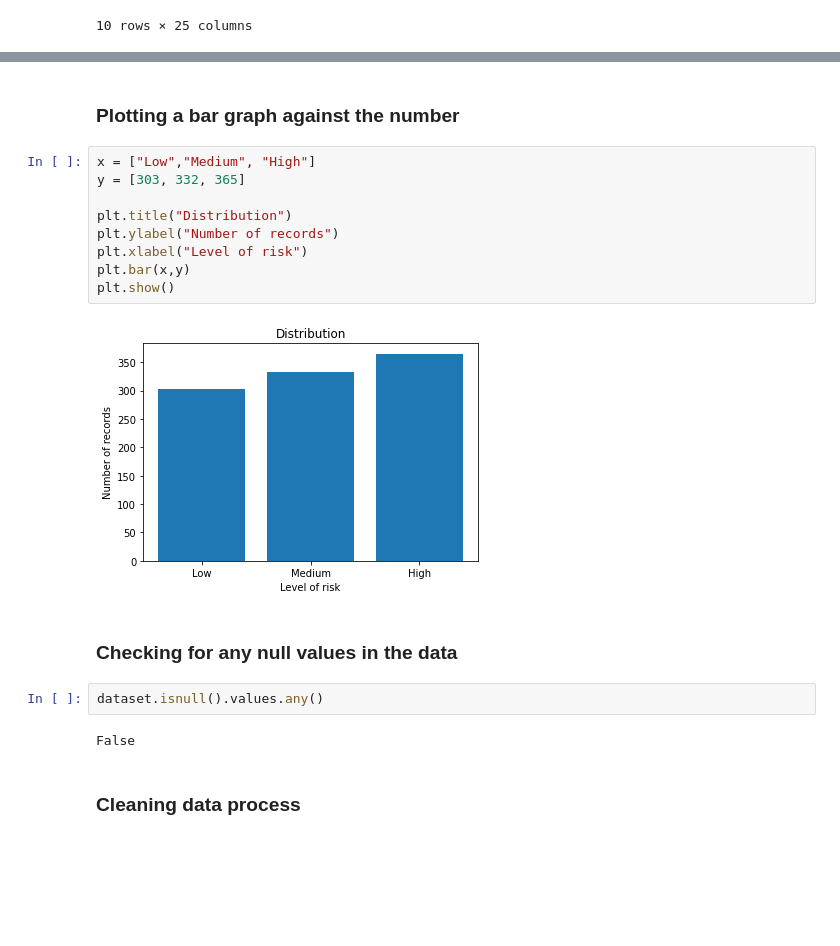
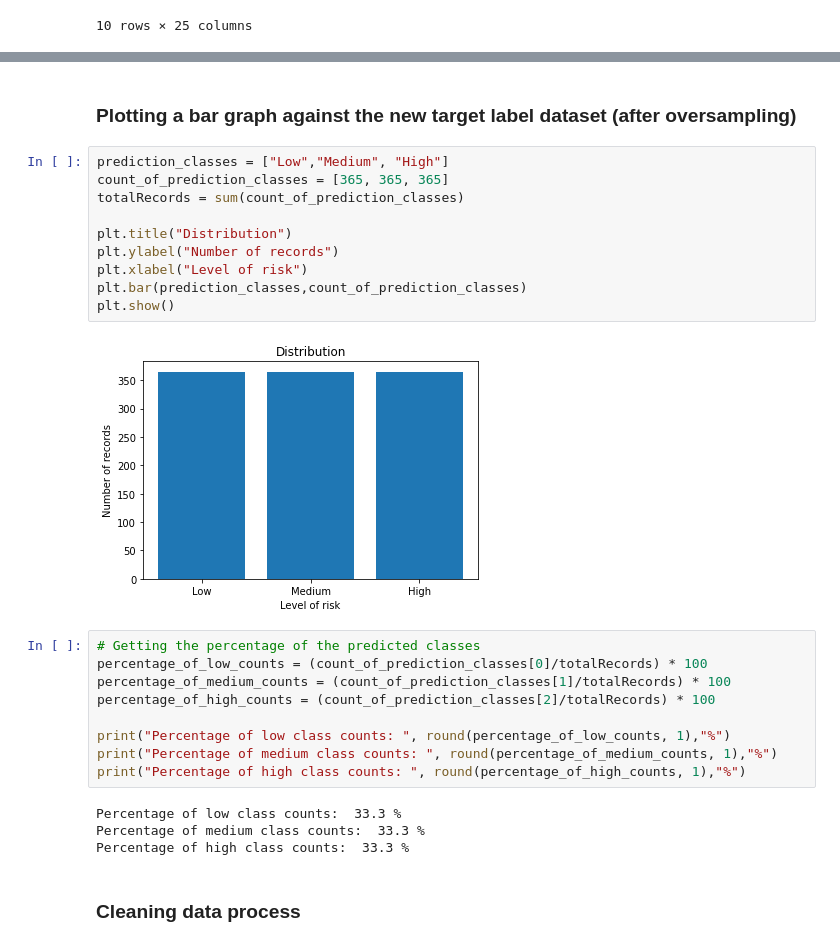
Before and after one commit to Ammar-Raneez/ONCO, a Jupyter notebook: Lung Cancer Prediction/Lung_Cancer_Prediction_using_Machine_Leanring.ipynb, the cells around one changed output, grey strips where cells are left out. Saved outputs shown, nothing was run; the diff lists cells and outputs as text; blank space fills up the shorter version.

Commit message:
used Oversampling to increase the and balance the data

```diff
--- a/Lung Cancer Prediction/Lung_Cancer_Prediction_using_Machine_Leanring.ipynb
+++ b/Lung Cancer Prediction/Lung_Cancer_Prediction_using_Machine_Leanring.ipynb
@@ -179,22 +201,30 @@ dtype: int64
 # %% [markdown]
-### **Plotting a bar graph against the number**
+### **Plotting a bar graph against the new target label dataset (after oversampling)**
 # %%
-x = ["Low","Medium", "High"]
-y = [303, 332, 365]
+prediction_classes = ["Low","Medium", "High"]
+count_of_prediction_classes = [365, 365, 365]
+totalRecords = sum(count_of_prediction_classes)
 
 plt.title("Distribution")
 plt.ylabel("Number of records")
 plt.xlabel("Level of risk")
-plt.bar(x,y)
+plt.bar(prediction_classes,count_of_prediction_classes)
 plt.show()
 # %% [output]
-[figure, old version]
+[figure, new version]
-# %% [markdown]
-### **Checking for any null values in the data**
-# %%
-dataset.isnull().values.any()
-# %% [output]
-False
+# %%
+# Getting the percentage of the predicted classes
+percentage_of_low_counts = (count_of_prediction_classes[0]/totalRecords) * 100
+percentage_of_medium_counts = (count_of_prediction_classes[1]/totalRecords) * 100
+percentage_of_high_counts = (count_of_prediction_classes[2]/totalRecords) * 100
+
+print("Percentage of low class counts: ", round(percentage_of_low_counts, 1),"%")
+print("Percentage of medium class counts: ", round(percentage_of_medium_counts, 1),"%")
+print("Percentage of high class counts: ", round(percentage_of_high_counts, 1),"%")
+# %% [output]
+Percentage of low class counts:  33.3 %
+Percentage of medium class counts:  33.3 %
+Percentage of high class counts:  33.3 %
 # %% [markdown]
 ### **Cleaning data process**
 # %%
```
Also changed, not shown: parts of 31 cells of this notebook.
